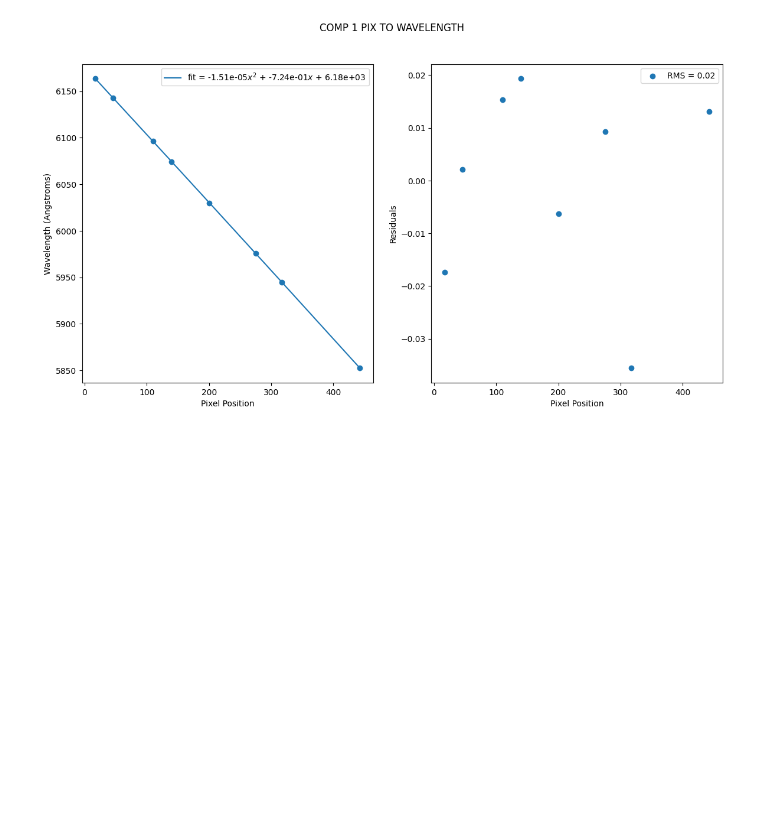
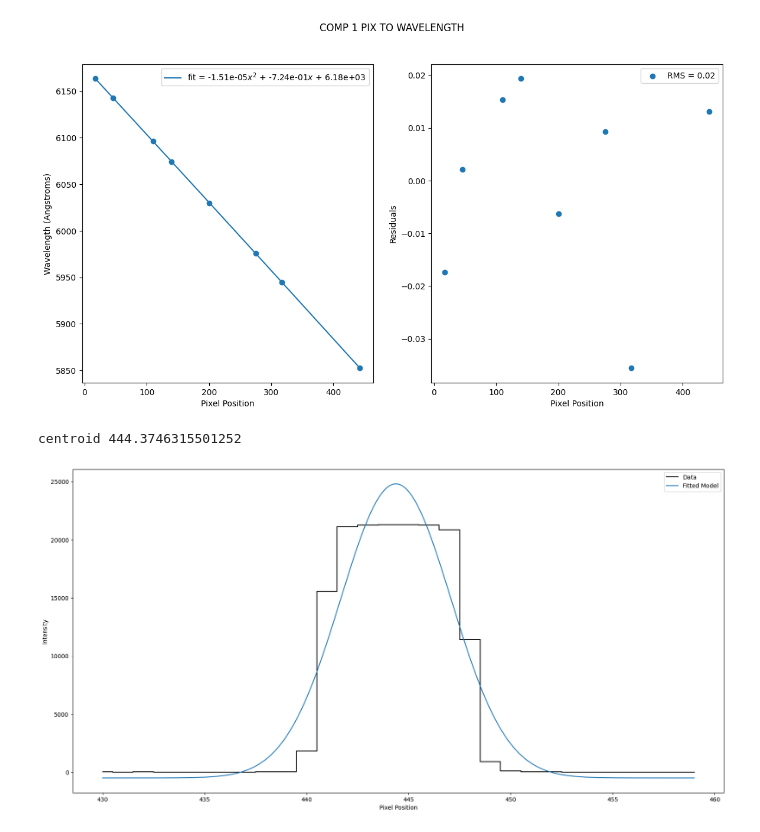
Before and after one commit to collinsinclair/astr-3520-final-project, a Jupyter notebook: analysis/wavelength-solution.ipynb, the cells around one changed output. Cells and saved outputs as stored; diff of their text form; code cells hidden in the pictures; blank space fills up the shorter version.

Commit message:
add second wavelength solution

```diff
--- a/analysis/wavelength-solution.ipynb
+++ b/analysis/wavelength-solution.ipynb
@@ -86,3 +86,32 @@ fig.suptitle("COMP 1 PIX TO WAVELENGTH")
 plt.savefig("../plots/comp_1_pix_to_wavelength.png", dpi=300)
 # %% [output]
 [figure]
+# %%
+# COMP LAMP 2 (0034 - 0045)
+fitfunc = fitting.LevMarLSQFitter()
+
+start = 430
+stop = 460
+
+x = np.arange(start, stop)
+y = comp_lamps_2[start:stop, 924:1124].mean(axis=1)
+
+line_model = models.Gaussian1D(amplitude=y.max(), mean=np.median(x), stddev=np.std(x)) + models.Const1D(
+    amplitude=y.min())
+fitted_line = fitfunc(line_model, x, y)
+
+figL, axL = plt.subplots(figsize=(20, 10))
+axL.step(x, y, label='Data', where='mid', color='black')
+dummyx = np.linspace(x.min(), x.max(), 200)
+axL.plot(dummyx, fitted_line(dummyx), '-', label='Fitted Model')
+axL.set_ylabel("Intensity")
+axL.legend()
+axL.set_xlabel("Pixel Position")
+
+print("centroid", fitted_line.mean_0.value)
+
+# comp_1_starts_stops = [(5, 35), (35, 65), (100, 125), (120, 175), (180, 235), (250, 305), (300, 355), (430, 460)]
+# comp_1_wavelengths = [6163.59, 6143.06, 6096.16, 6074.34, 6030, 59975.53, 5944.83, 5881.9, 5852.49]
+# %% [output]
+centroid 444.3746315501252
+[figure, added]
```
Also changed, not shown: parts of 3 cells of this notebook, 4 other files.
